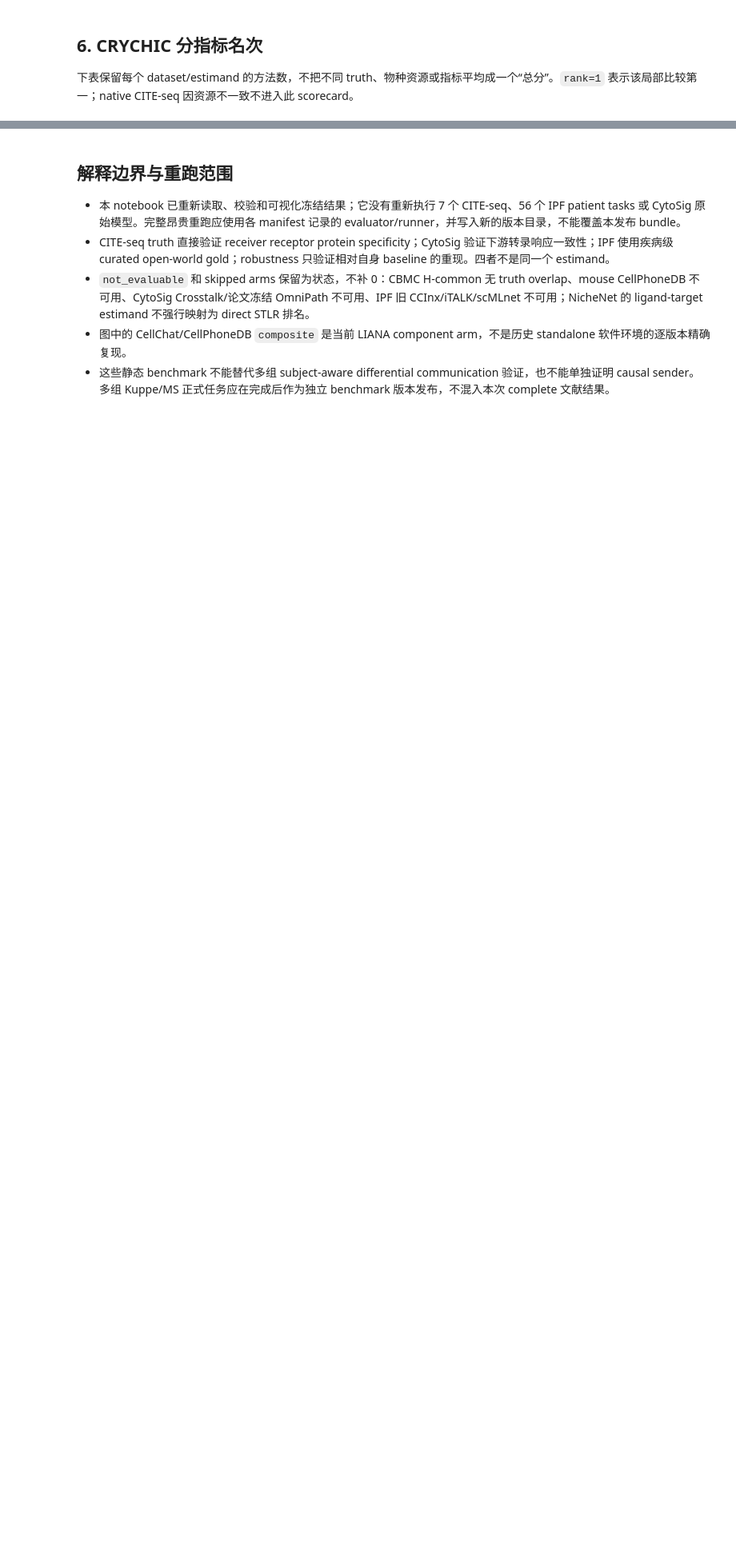
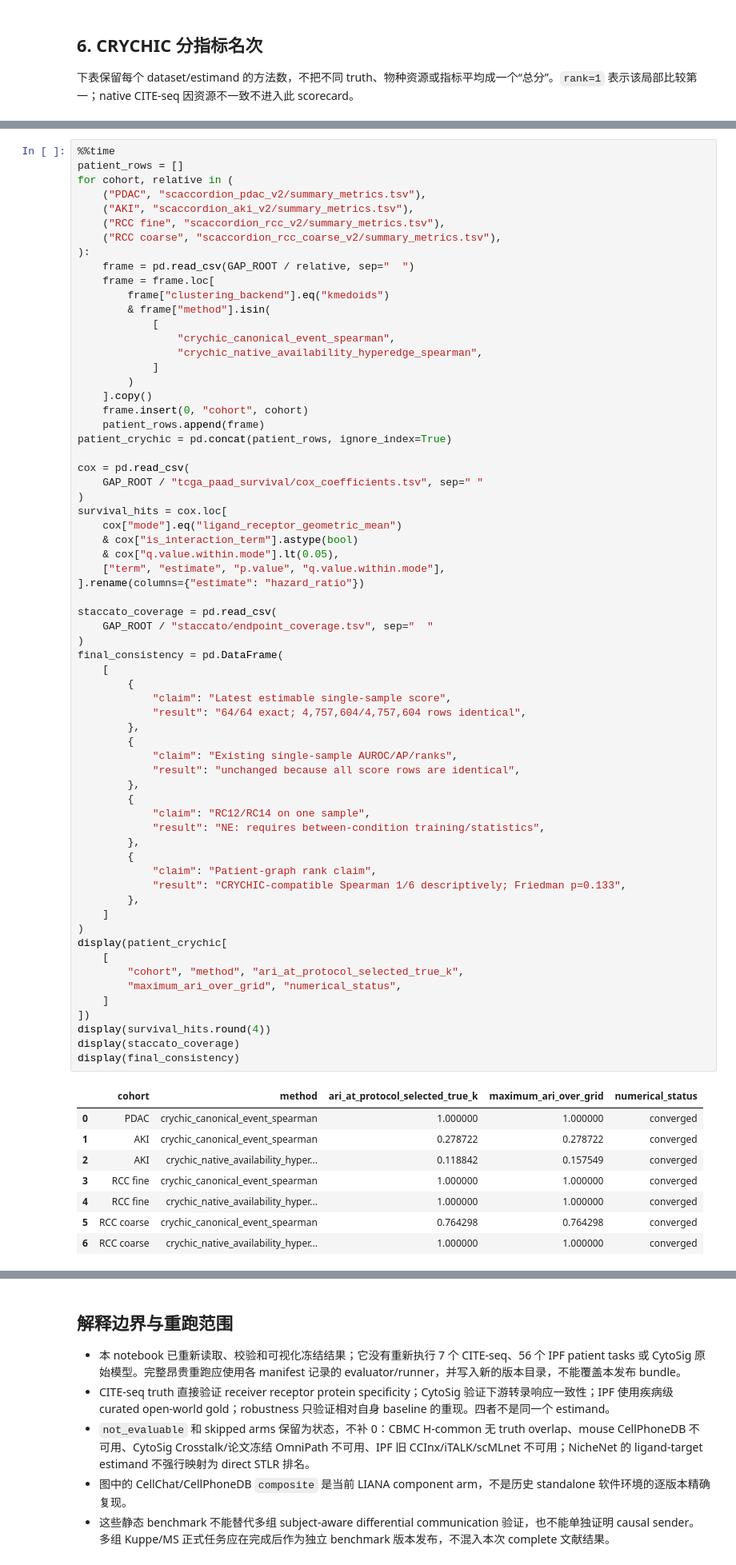
Before and after one commit to kehangzhang/CRYCHIC, a Jupyter notebook: tutorials/literature_benchmark_results.ipynb, the cells around one changed output, grey strips where cells are left out. Shown at 80% size. Cells and saved outputs as stored; diff of their text form; blank space fills up the shorter version.

```diff
--- a/tutorials/literature_benchmark_results.ipynb
+++ b/tutorials/literature_benchmark_results.ipynb
@@ -1005,0 +1275,74 @@ Top-250 robustness            1            0        0          3.0
+# %%
+%%time
+patient_rows = []
+for cohort, relative in (
+    ("PDAC", "scaccordion_pdac_v2/summary_metrics.tsv"),
+    ("AKI", "scaccordion_aki_v2/summary_metrics.tsv"),
+    ("RCC fine", "scaccordion_rcc_v2/summary_metrics.tsv"),
+    ("RCC coarse", "scaccordion_rcc_coarse_v2/summary_metrics.tsv"),
+):
+    frame = pd.read_csv(GAP_ROOT / relative, sep="	")
+    frame = frame.loc[
+        frame["clustering_backend"].eq("kmedoids")
+        & frame["method"].isin(
+            [
+                "crychic_canonical_event_spearman",
+                "crychic_native_availability_hyperedge_spearman",
+            ]
+        )
+    ].copy()
+    frame.insert(0, "cohort", cohort)
+    patient_rows.append(frame)
+patient_crychic = pd.concat(patient_rows, ignore_index=True)
+
+cox = pd.read_csv(
+    GAP_ROOT / "tcga_paad_survival/cox_coefficients.tsv", sep="	"
+)
+survival_hits = cox.loc[
+    cox["mode"].eq("ligand_receptor_geometric_mean")
+    & cox["is_interaction_term"].astype(bool)
+    & cox["q.value.within.mode"].lt(0.05),
+    ["term", "estimate", "p.value", "q.value.within.mode"],
+].rename(columns={"estimate": "hazard_ratio"})
+
+staccato_coverage = pd.read_csv(
+    GAP_ROOT / "staccato/endpoint_coverage.tsv", sep="	"
+)
+final_consistency = pd.DataFrame(
+    [
+        {
+            "claim": "Latest estimable single-sample score",
+            "result": "64/64 exact; 4,757,604/4,757,604 rows identical",
+        },
+        {
+            "claim": "Existing single-sample AUROC/AP/ranks",
+            "result": "unchanged because all score rows are identical",
+        },
+        {
+            "claim": "RC12/RC14 on one sample",
+            "result": "NE: requires between-condition training/statistics",
+        },
+        {
+            "claim": "Patient-graph rank claim",
+            "result": "CRYCHIC-compatible Spearman 1/6 descriptively; Friedman p=0.133",
+        },
+    ]
+)
+display(patient_crychic[
+    [
+        "cohort", "method", "ari_at_protocol_selected_true_k",
+        "maximum_ari_over_grid", "numerical_status",
+    ]
+])
+display(survival_hits.round(4))
+display(staccato_coverage)
+display(final_consistency)
+# %% [output]
+|  | cohort | method | ari_at_protocol_selected_true_k | maximum_ari_over_grid | numerical_status |
+| 0 | PDAC | crychic_canonical_event_spearman | 1.000000 | 1.000000 | converged |
+| 1 | AKI | crychic_canonical_event_spearman | 0.278722 | 0.278722 | converged |
+| 2 | AKI | crychic_native_availability_hyper... | 0.118842 | 0.157549 | converged |
+| 3 | RCC fine | crychic_canonical_event_spearman | 1.000000 | 1.000000 | converged |
+| 4 | RCC fine | crychic_native_availability_hyper... | 1.000000 | 1.000000 | converged |
+| 5 | RCC coarse | crychic_canonical_event_spearman | 0.764298 | 0.764298 | converged |
+| 6 | RCC coarse | crychic_native_availability_hyper... | 1.000000 | 1.000000 | converged |
```
Also changed, not shown: parts of 18 cells of this notebook.
